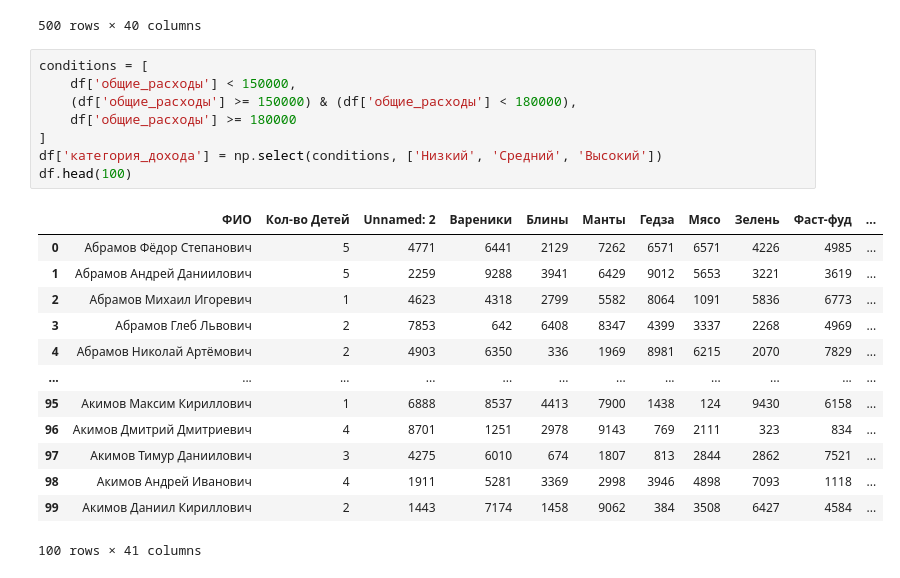
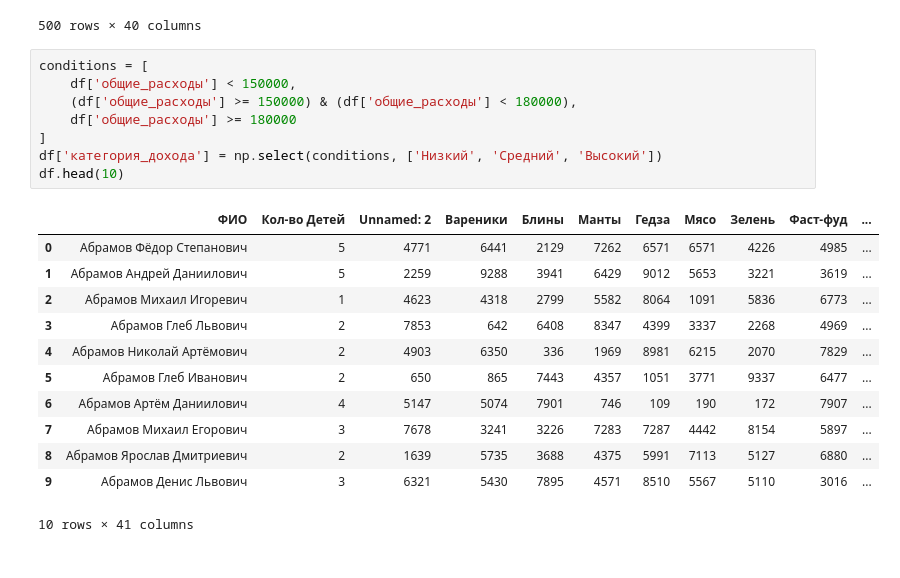
Before and after one commit to MaximNadd/Uni, a Jupyter notebook: Semester_3/Statistics_and_Data_Analysis/data_analysis.ipynb, the cells around one changed output. Saved outputs shown, nothing was run; the diff lists cells and outputs as text.

```diff
--- a/Semester_3/Statistics_and_Data_Analysis/data_analysis.ipynb
+++ b/Semester_3/Statistics_and_Data_Analysis/data_analysis.ipynb
@@ -74,22 +74,21 @@ df.head(500)
 # %%
 conditions = [
     df['общие_расходы'] < 150000,
     (df['общие_расходы'] >= 150000) & (df['общие_расходы'] < 180000),
     df['общие_расходы'] >= 180000
 ]
 df['категория_дохода'] = np.select(conditions, ['Низкий', 'Средний', 'Высокий'])
-df.head(100)
+df.head(10)
 # %% [output]
 |  | ФИО | Кол-во Детей | Unnamed: 2 | Вареники | Блины | Манты | Гедза | Мясо | Зелень | Фаст-фуд | ... |
 | 0 | Абрамов Фёдор Степанович | 5 | 4771 | 6441 | 2129 | 7262 | 6571 | 6571 | 4226 | 4985 | ... |
 | 1 | Абрамов Андрей Даниилович | 5 | 2259 | 9288 | 3941 | 6429 | 9012 | 5653 | 3221 | 3619 | ... |
 | 2 | Абрамов Михаил Игоревич | 1 | 4623 | 4318 | 2799 | 5582 | 8064 | 1091 | 5836 | 6773 | ... |
 | 3 | Абрамов Глеб Львович | 2 | 7853 | 642 | 6408 | 8347 | 4399 | 3337 | 2268 | 4969 | ... |
 | 4 | Абрамов Николай Артёмович | 2 | 4903 | 6350 | 336 | 1969 | 8981 | 6215 | 2070 | 7829 | ... |
-| ... | ... | ... | ... | ... | ... | ... | ... | ... | ... | ... | ... |
-| 95 | Акимов Максим Кириллович | 1 | 6888 | 8537 | 4413 | 7900 | 1438 | 124 | 9430 | 6158 | ... |
-| 96 | Акимов Дмитрий Дмитриевич | 4 | 8701 | 1251 | 2978 | 9143 | 769 | 2111 | 323 | 834 | ... |
-| 97 | Акимов Тимур Даниилович | 3 | 4275 | 6010 | 674 | 1807 | 813 | 2844 | 2862 | 7521 | ... |
-| 98 | Акимов Андрей Иванович | 4 | 1911 | 5281 | 3369 | 2998 | 3946 | 4898 | 7093 | 1118 | ... |
-| 99 | Акимов Даниил Кириллович | 2 | 1443 | 7174 | 1458 | 9062 | 384 | 3508 | 6427 | 4584 | ... |
+| 5 | Абрамов Глеб Иванович | 2 | 650 | 865 | 7443 | 4357 | 1051 | 3771 | 9337 | 6477 | ... |
+| 6 | Абрамов Артём Даниилович | 4 | 5147 | 5074 | 7901 | 746 | 109 | 190 | 172 | 7907 | ... |
+| 7 | Абрамов Михаил Егорович | 3 | 7678 | 3241 | 3226 | 7283 | 7287 | 4442 | 8154 | 5897 | ... |
+| 8 | Абрамов Ярослав Дмитриевич | 2 | 1639 | 5735 | 3688 | 4375 | 5991 | 7113 | 5127 | 6880 | ... |
+| 9 | Абрамов Денис Львович | 3 | 6321 | 5430 | 7895 | 4571 | 8510 | 5567 | 5110 | 3016 | ... |
-100 rows × 41 columns
+10 rows × 41 columns
```
Also changed, not shown: parts of 1 cell of this notebook.
